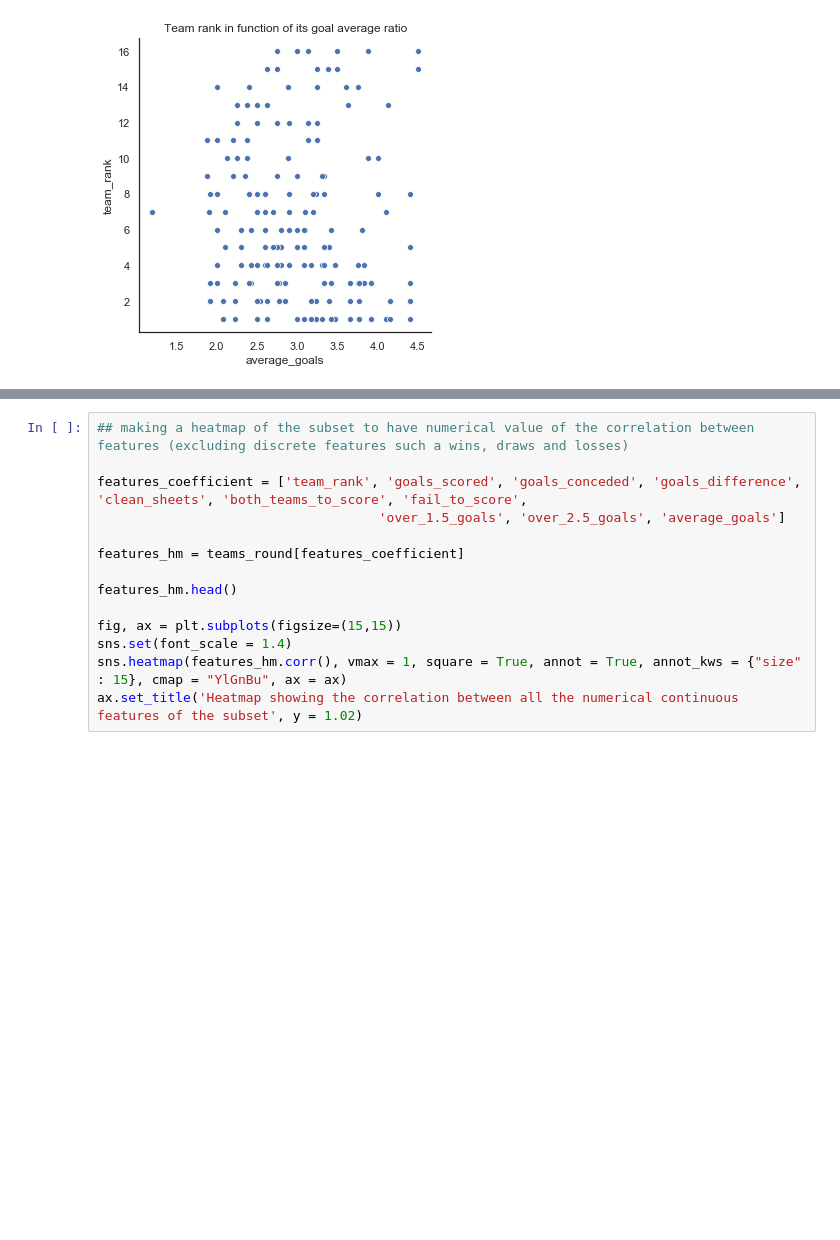
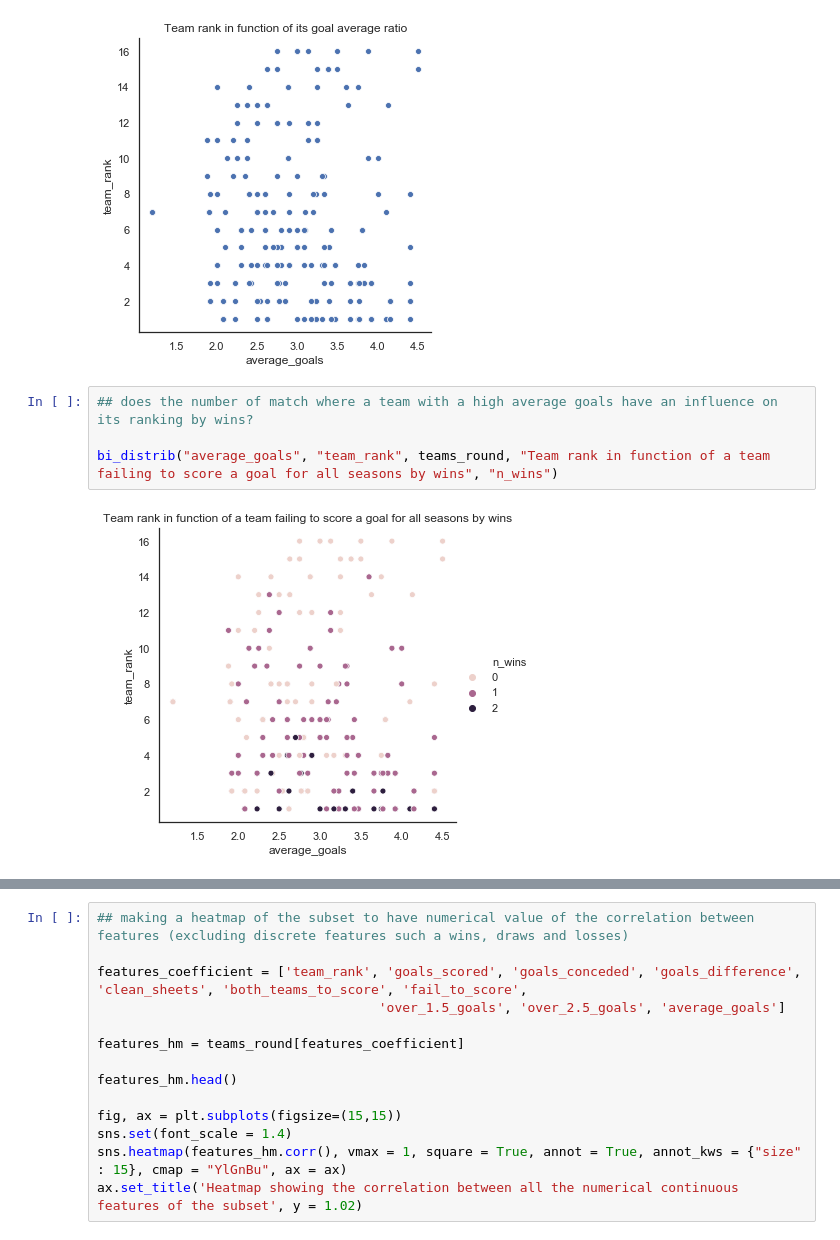
Before and after one commit to cyriltso/PFE-Data-Science, a Jupyter notebook: PFE Notebook - UEFA Champions League 2018-2019.ipynb, the cells around one changed output, grey strips where cells are left out. Drawn from its saved outputs; the diff is of its cells as text; blank space fills up the shorter version.

```diff
--- a/PFE Notebook - UEFA Champions League 2018-2019.ipynb
+++ b/PFE Notebook - UEFA Champions League 2018-2019.ipynb
@@ -1139,3 +1125,9 @@ bi_distrib("fail_to_score", "team_rank", teams_round, "Team rank in function of
 bi_distrib_2("average_goals", "team_rank", teams_round, "Team rank in function of its goal average ratio")
 # %% [output]
 [figure]
+# %%
+## does the number of match where a team with a high average goals have an influence on its ranking by wins?
+
+bi_distrib("average_goals", "team_rank", teams_round, "Team rank in function of a team failing to score a goal for all seasons by wins", "n_wins")
+# %% [output]
+[figure, added]
```
Also changed, not shown: parts of 66 cells of this notebook, 2 other files.
